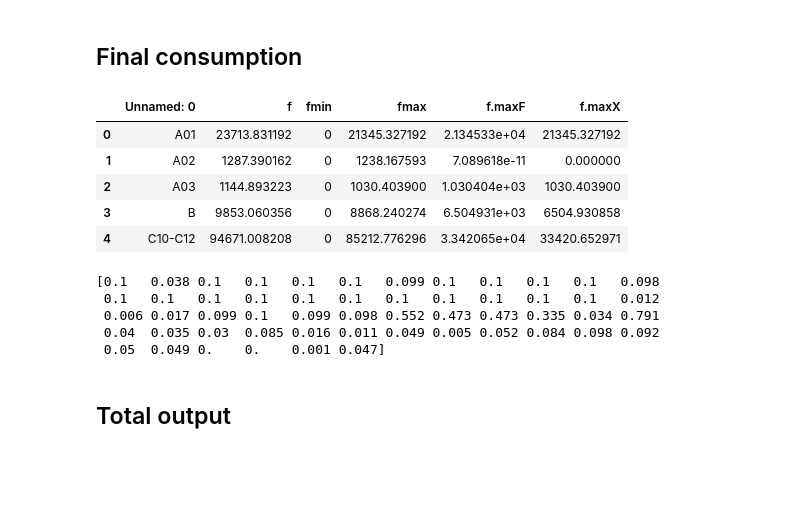
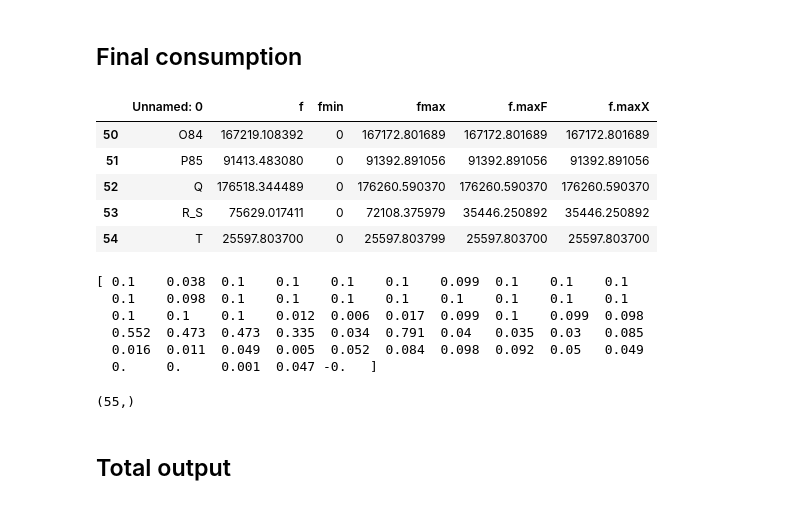
Before and after one commit to jannekehutsebaut/Thesis_Shock_Propagation_Supply_Demand, a Jupyter notebook: Case study Italy .ipynb, the cells around one changed output. Drawn from its saved outputs; the diff is of its cells as text; code cells hidden in the pictures; blank space fills up the shorter version.

```diff
--- a/Case study Italy .ipynb
+++ b/Case study Italy .ipynb
@@ -15,16 +15,16 @@ Zenodo. https://doi.org/10.5281/zenodo.4326815
 ## Final consumption
 # %%
 fdata = pd.read_csv('fdata_ita.csv', sep = ',')
-fdata = fdata.iloc[:54,:] #leaving out T: Household activities
+#fdata = fdata.iloc[:55,:] #leaving out T: Household activities
 f = fdata['f'].astype('float')
-fdata.head()
+fdata.tail()
 # %% [output]
 |  | Unnamed: 0 | f | fmin | fmax | f.maxF | f.maxX |
-| 0 | A01 | 23713.831192 | 0 | 21345.327192 | 2.134533e+04 | 21345.327192 |
-| 1 | A02 | 1287.390162 | 0 | 1238.167593 | 7.089618e-11 | 0.000000 |
-| 2 | A03 | 1144.893223 | 0 | 1030.403900 | 1.030404e+03 | 1030.403900 |
-| 3 | B | 9853.060356 | 0 | 8868.240274 | 6.504931e+03 | 6504.930858 |
-| 4 | C10-C12 | 94671.008208 | 0 | 85212.776296 | 3.342065e+04 | 33420.652971 |
+| 50 | O84 | 167219.108392 | 0 | 167172.801689 | 167172.801689 | 167172.801689 |
+| 51 | P85 | 91413.483080 | 0 | 91392.891056 | 91392.891056 | 91392.891056 |
+| 52 | Q | 176518.344489 | 0 | 176260.590370 | 176260.590370 | 176260.590370 |
+| 53 | R_S | 75629.017411 | 0 | 72108.375979 | 35446.250892 | 35446.250892 |
+| 54 | T | 25597.803700 | 0 | 25597.803799 | 25597.803700 | 25597.803700 |
 # %%
 fmax = fdata.iloc[:,3]
 f_initial = fdata.iloc[:,1]
@@ -35,20 +35,23 @@ for i in range (0,fmax.shape[0]):
 
 print(shock) # ok!
 # %% [output]
-[0.1   0.038 0.1   0.1   0.1   0.1   0.099 0.1   0.1   0.1   0.1   0.098
- 0.1   0.1   0.1   0.1   0.1   0.1   0.1   0.1   0.1   0.1   0.1   0.012
- 0.006 0.017 0.099 0.1   0.099 0.098 0.552 0.473 0.473 0.335 0.034 0.791
- 0.04  0.035 0.03  0.085 0.016 0.011 0.049 0.005 0.052 0.084 0.098 0.092
- 0.05  0.049 0.    0.    0.001 0.047]
+[ 0.1    0.038  0.1    0.1    0.1    0.1    0.099  0.1    0.1    0.1
+  0.1    0.098  0.1    0.1    0.1    0.1    0.1    0.1    0.1    0.1
+  0.1    0.1    0.1    0.012  0.006  0.017  0.099  0.1    0.099  0.098
+  0.552  0.473  0.473  0.335  0.034  0.791  0.04   0.035  0.03   0.085
+  0.016  0.011  0.049  0.005  0.052  0.084  0.098  0.092  0.05   0.049
+  0.     0.     0.001  0.047 -0.   ]
 # %%
 fmax = fdata.loc[:,fdata.columns.str.contains('fmax')]
-fmax = fmax.iloc[:54,:].astype('float') #leaving out T
+fmax = fmax.astype('float') #leaving out T
 fmax = np.array(fmax)
 fmax.shape
 
 f_max = np.zeros(fmax.shape[0])
 for i in range (fmax.shape[0]):
     f_max[i] = fmax[i][0]
+# %% [output]
+(55,)
 # %% [markdown]
 ## Total output
 # %%
```
Also changed, not shown: parts of 30 cells of this notebook, 2 other files.
